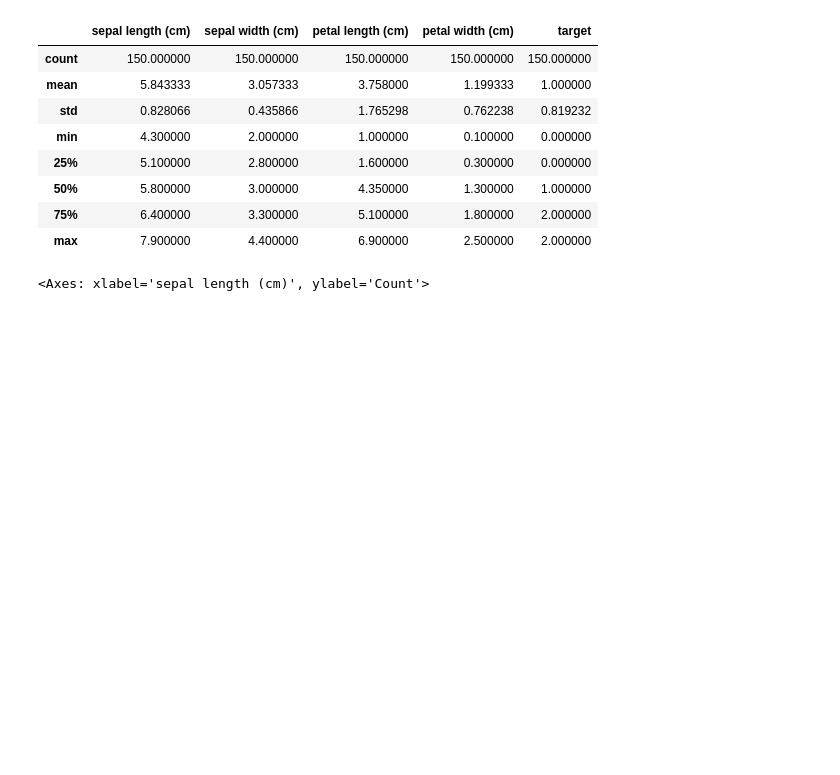
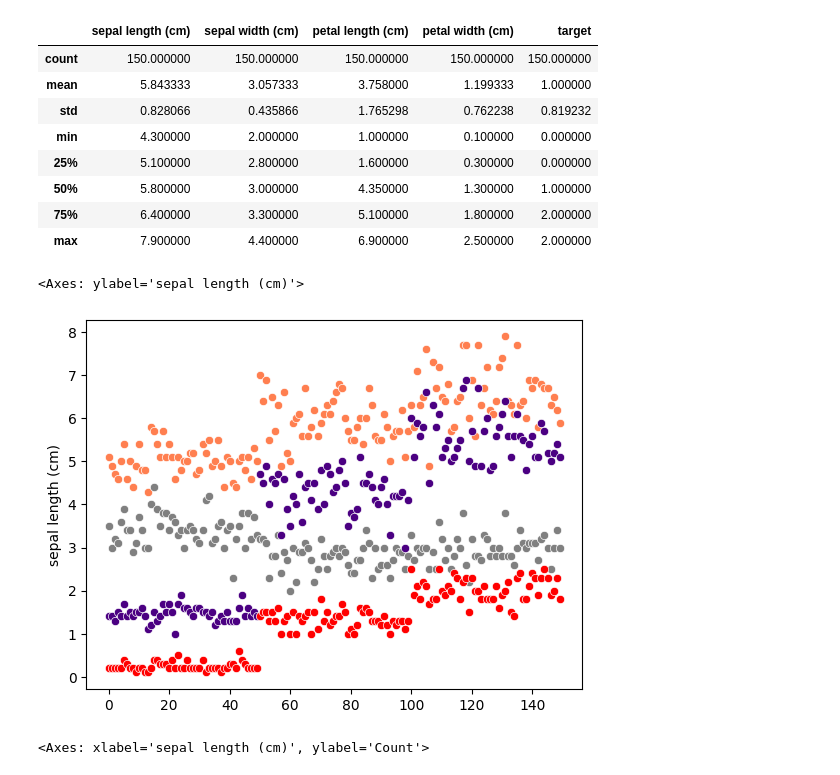
Before and after one commit to jvikramsrd/iris-classification, a Jupyter notebook: Untitled.ipynb, the cells around one changed output. Drawn from its saved outputs; the diff is of its cells as text; code cells hidden in the pictures; blank space fills up the shorter version.

```diff
--- a/Untitled.ipynb
+++ b/Untitled.ipynb
@@ -42,6 +42,14 @@ df.describe()
 | 50% | 5.800000 | 3.000000 | 4.350000 | 1.300000 | 1.000000 |
 | 75% | 6.400000 | 3.300000 | 5.100000 | 1.800000 | 2.000000 |
 | max | 7.900000 | 4.400000 | 6.900000 | 2.500000 | 2.000000 |
+# %%
+sns.scatterplot(df["sepal length (cm)"],color="coral")
+sns.scatterplot(df["sepal width (cm)"],color="grey")
+sns.scatterplot(df["petal length (cm)"],color="indigo")
+sns.scatterplot(df["petal width (cm)"],color="red")
+# %% [output]
+<Axes: ylabel='sepal length (cm)'>
+[figure, added]
 # %%
 sns.histplot(df['sepal length (cm)'], kde=True)
 # %% [output]
```
